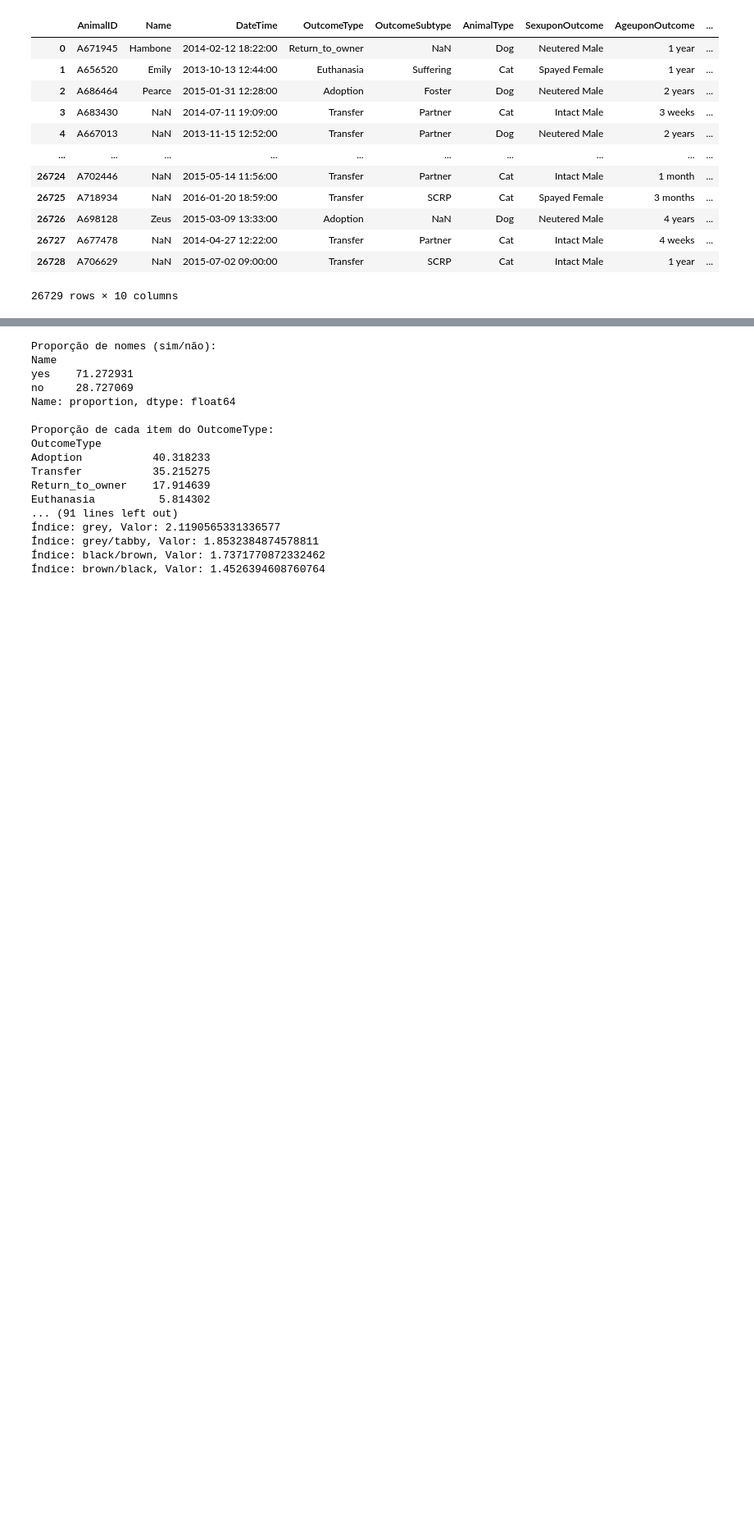
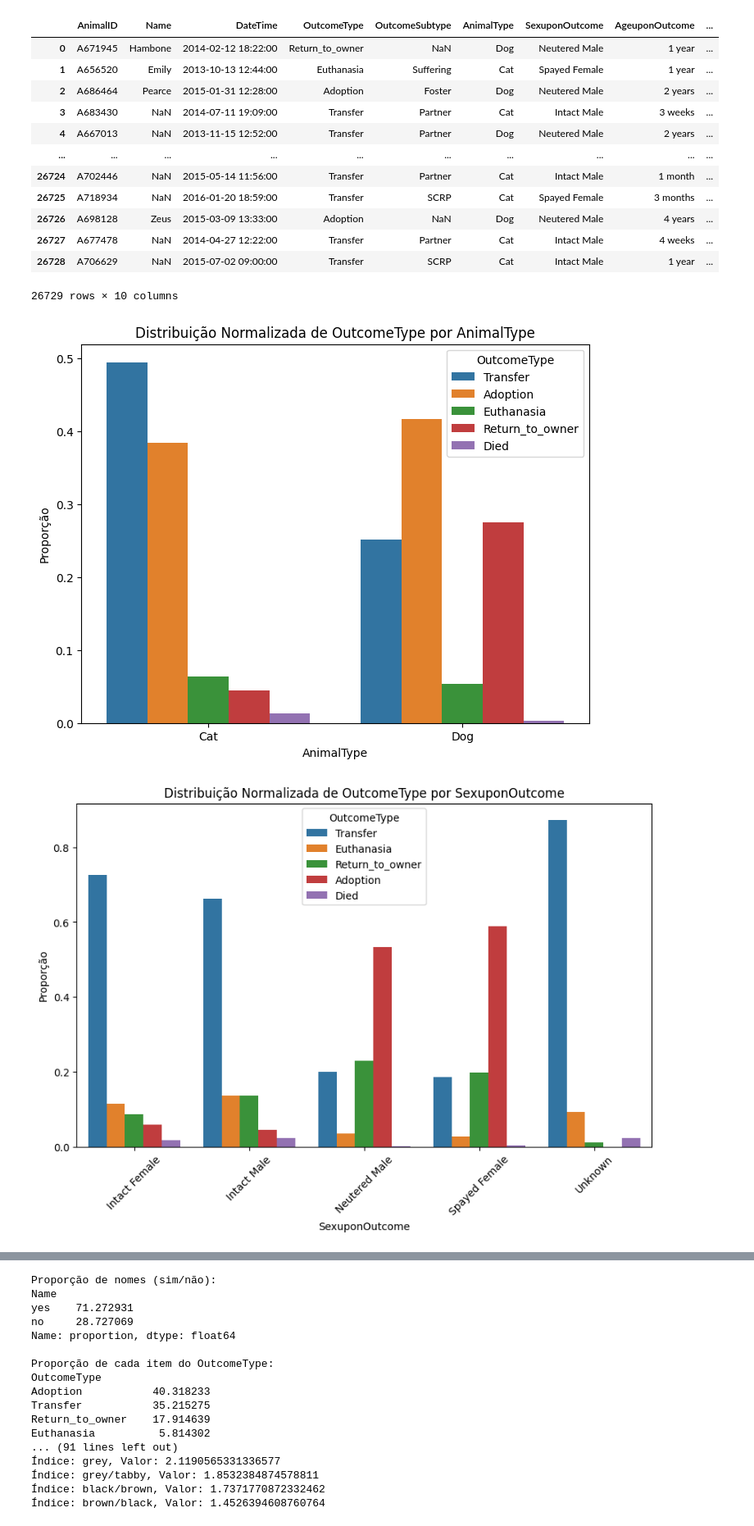
Before and after one commit to Stremps/Shelter-Outcome-Prediction, a Jupyter notebook: Shelter.ipynb, the cells around one changed output, grey strips where cells are left out. Shown at 82% size. Saved outputs shown, nothing was run; the diff lists cells and outputs as text; code cells hidden in the pictures; blank space fills up the shorter version.

```diff
--- a/Shelter.ipynb
+++ b/Shelter.ipynb
@@ -92,3 +93,63 @@ display(df)
 | 26727 | A677478 | NaN | 2014-04-27 12:22:00 | Transfer | Partner | Cat | Intact Male | 4 weeks | ... |
 | 26728 | A706629 | NaN | 2015-07-02 09:00:00 | Transfer | SCRP | Cat | Intact Male | 1 year | ... |
 26729 rows × 10 columns
+# %%
+# 1. Calcular a proporção de OutcomeType dentro de cada AnimalType
+normalized_counts_animal = df.groupby('AnimalType')['OutcomeType'].value_counts(normalize=True).rename('Proportion').reset_index()
+
+# Plotar o gráfico de barras normalizado para AnimalType
+plt.figure(figsize=(8, 6))
+sns.barplot(x='AnimalType', y='Proportion', hue='OutcomeType', data=normalized_counts_animal)
+plt.title('Distribuição Normalizada de OutcomeType por AnimalType')
+plt.ylabel('Proporção')
+plt.show()
+
+# 2. Calcular a proporção de OutcomeType dentro de cada SexuponOutcome
+normalized_counts_sex = df.groupby('SexuponOutcome')['OutcomeType'].value_counts(normalize=True).rename('Proportion').reset_index()
+
+# Plotar o gráfico de barras normalizado para SexuponOutcome
+plt.figure(figsize=(10, 6))
+sns.barplot(x='SexuponOutcome', y='Proportion', hue='OutcomeType', data=normalized_counts_sex)
+plt.title('Distribuição Normalizada de OutcomeType por SexuponOutcome')
+plt.ylabel('Proporção')
+plt.xticks(rotation=45)
+plt.show()
+
+# 3. Calcular a proporção de OutcomeType dentro de cada Breed (Mestiço/Puro)
+# Cria uma coluna indicando se a raça é mista
+df['BreedType'] = df['Breed'].apply(lambda x: 'Mix' if 'Mix' in x else 'Pure')
+normalized_counts_breed = df.groupby('BreedType')['OutcomeType'].value_counts(normalize=True).rename('Proportion').reset_index()
+
+# Plotar o gráfico de barras normalizado para BreedType
+plt.figure(figsize=(8, 6))
+sns.barplot(x='BreedType', y='Proportion', hue='OutcomeType', data=normalized_counts_breed)
+plt.title('Distribuição Normalizada de OutcomeType por Tipo de Raça (Mestiço/Puro)')
+plt.ylabel('Proporção')
+plt.show()
+
+# 4. Calcular a proporção de OutcomeType dentro de cada Color
+# Para melhor visualização, vamos agrupar apenas as 10 cores mais comuns
+top_colors = df['Color'].value_counts().nlargest(10).index
+normalized_counts_color = df[df['Color'].isin(top_colors)].groupby('Color')['OutcomeType'].value_counts(normalize=True).rename('Proportion').reset_index()
+
+# Plotar o gráfico de barras normalizado para Color
+plt.figure(figsize=(12, 6))
+sns.barplot(x='Color', y='Proportion', hue='OutcomeType', data=normalized_counts_color)
+plt.title('Distribuição Normalizada de OutcomeType por Cor')
+plt.ylabel('Proporção')
+plt.xticks(rotation=45)
+plt.show()
+
+# 5. Calcular a proporção de OutcomeType dentro de ter ou não ter nome
+df['HasName'] = df['Name'].apply(lambda x: 'Yes' if pd.notna(x) and x != '' else 'No')
+normalized_counts_name = df.groupby('HasName')['OutcomeType'].value_counts(normalize=True).rename('Proportion').reset_index()
+
+# Plotar o gráfico de barras normalizado para HasName
+plt.figure(figsize=(8, 6))
+sns.barplot(x='HasName', y='Proportion', hue='OutcomeType', data=normalized_counts_name)
+plt.title('Distribuição Normalizada de OutcomeType por Presença de Nome')
+plt.ylabel('Proporção')
+plt.show()
+# %% [output]
+[figure, added]
+[figure, added]
```
Also changed, not shown: parts of 3 cells of this notebook, 1 other file.
